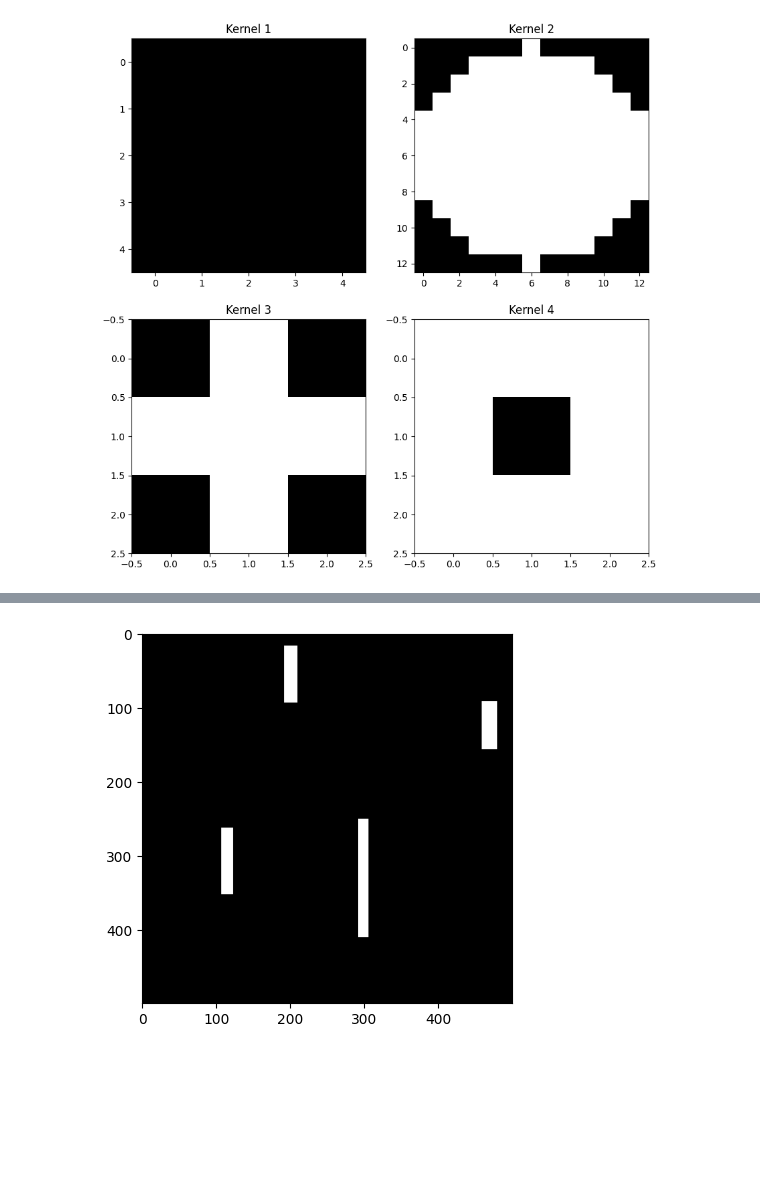
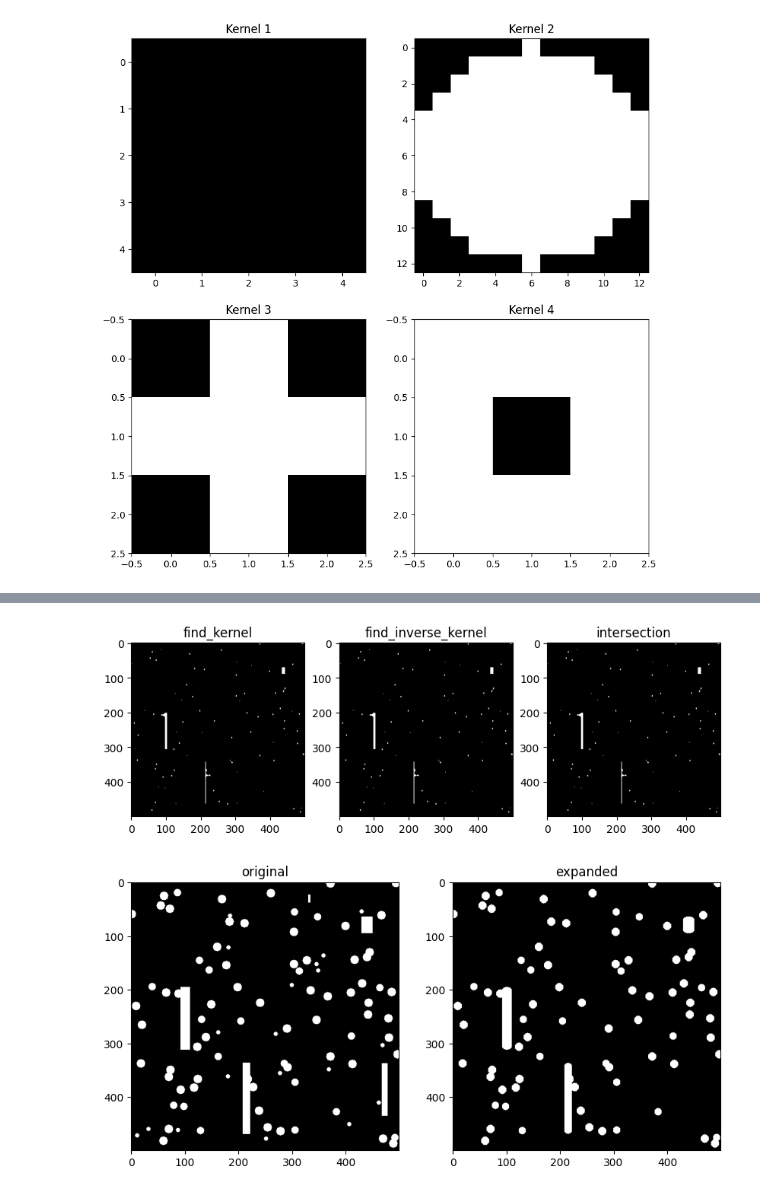
Before and after one commit to tomast1337/Image-Processing, a Jupyter notebook: aula11.ipynb, the cells around one changed output, grey strips where cells are left out. Saved outputs shown, nothing was run; the diff lists cells and outputs as text; code cells hidden in the pictures; blank space fills up the shorter version.

```diff
--- a/aula11.ipynb
+++ b/aula11.ipynb
@@ -196,9 +195,33 @@ plt.show()
-# %%
-# get intersection of images
-intersection = find_kernel & find_inverse_kernel
-# expand the intersection pixels with the kernel
-expand = expansion(intersection, kernel)
-plt.imshow(expand,cmap='gray')
-plt.show()
-# %% [output]
-[figure, removed]
+# %%
+#
+find_kernel = hit_or_miss(bw,kernel)
+#
+invert_bw = 1-bw
+find_inverse_kernel = hit_or_miss(bw, borderd_kernel)
+#
+intersection = find_kernel & find_inverse_kernel
+ax,fig = plt.subplots(1,3,figsize=(10,10))
+fig[0].imshow(find_kernel, cmap="gray")
+fig[0].set_title("find_kernel")
+
+fig[1].imshow(find_inverse_kernel, cmap="gray")
+fig[1].set_title("find_inverse_kernel")
+
+fig[2].imshow(intersection, cmap="gray")
+fig[2].set_title("intersection")
+plt.show()
+# %% [output]
+[figure, added]
+# %%
+# expand the intersection pixels with the kernel
+expanded = cv2.morphologyEx(intersection, cv2.MORPH_DILATE, kernel)
+
+ax,fig = plt.subplots(1,2,figsize=(10,10))
+fig[0].imshow(bw, cmap="gray")
+fig[0].set_title("original")
+
+fig[1].imshow(expanded, cmap="gray")
+fig[1].set_title("expanded")
+plt.show()
+# %% [output]
+[figure, added]
```
Also changed, not shown: parts of 5 cells of this notebook.
